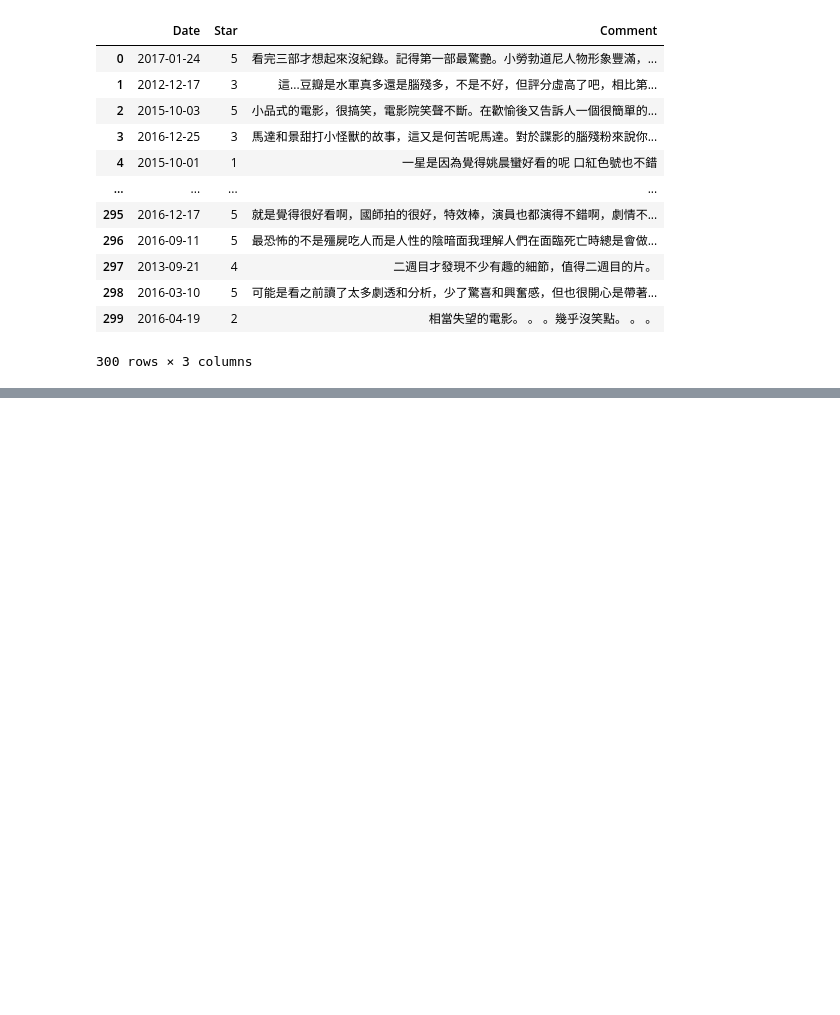
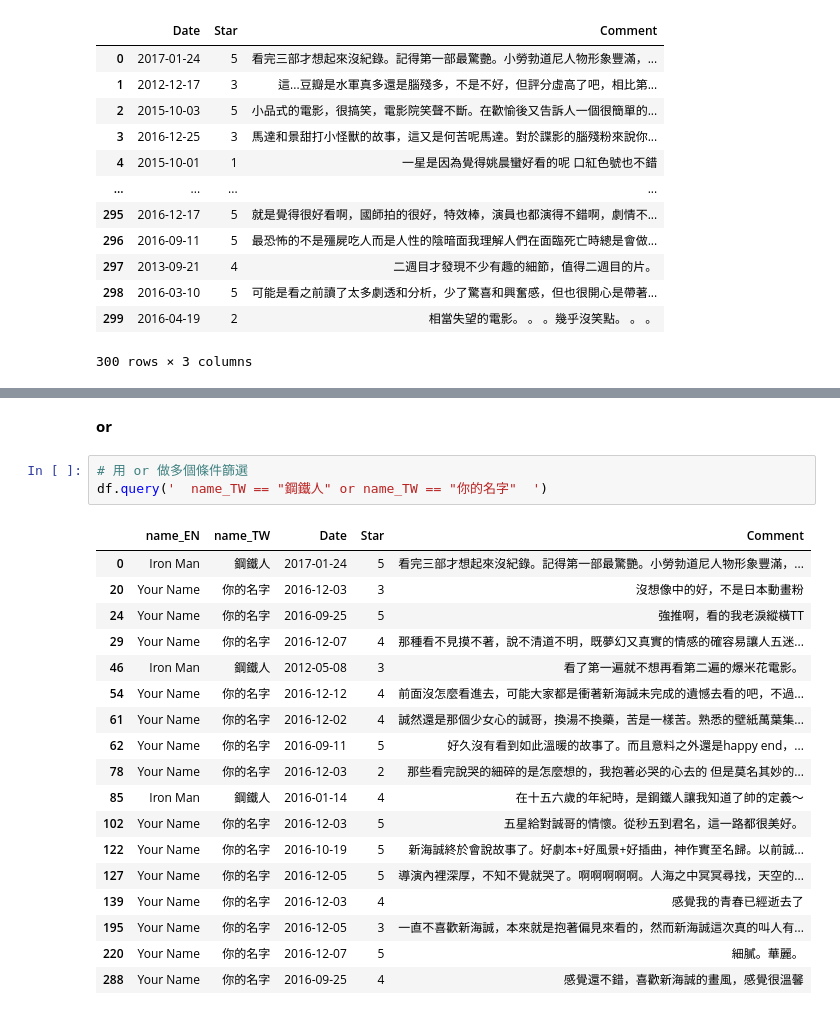
Before and after one commit to cckk2913/dspy-lab7, a Jupyter notebook: lab7.ipynb, the cells around one changed output, grey strips where cells are left out. Cells and saved outputs as stored; diff of their text form; blank space fills up the shorter version.

Commit message:
review query

```diff
--- a/lab7.ipynb
+++ b/lab7.ipynb
@@ -179,0 +334,24 @@ df.loc[:, 'Date':'Comment']     # Select columns between 2 columns
+# %% [markdown]
+**or**
+# %%
+# 用 or 做多個條件篩選
+df.query('  name_TW == "鋼鐵人" or name_TW == "你的名字"  ')
+# %% [output]
+|  | name_EN | name_TW | Date | Star | Comment |
+| 0 | Iron Man | 鋼鐵人 | 2017-01-24 | 5 | 看完三部才想起來沒紀錄。記得第一部最驚艷。小勞勃道尼人物形象豐滿，... |
+| 20 | Your Name | 你的名字 | 2016-12-03 | 3 | 沒想像中的好，不是日本動畫粉 |
+| 24 | Your Name | 你的名字 | 2016-09-25 | 5 | 強推啊，看的我老淚縱橫TT |
+| 29 | Your Name | 你的名字 | 2016-12-07 | 4 | 那種看不見摸不著，說不清道不明，既夢幻又真實的情感的確容易讓人五迷... |
+| 46 | Iron Man | 鋼鐵人 | 2012-05-08 | 3 | 看了第一遍就不想再看第二遍的爆米花電影。 |
+| 54 | Your Name | 你的名字 | 2016-12-12 | 4 | 前面沒怎麼看進去，可能大家都是衝著新海誠未完成的遺憾去看的吧，不過... |
+| 61 | Your Name | 你的名字 | 2016-12-02 | 4 | 誠然還是那個少女心的誠哥，換湯不換藥，苦是一樣苦。熟悉的壁紙萬葉集... |
+| 62 | Your Name | 你的名字 | 2016-09-11 | 5 | 好久沒有看到如此溫暖的故事了。而且意料之外還是happy end，... |
+| 78 | Your Name | 你的名字 | 2016-12-03 | 2 | 那些看完說哭的細碎的是怎麼想的，我抱著必哭的心去的 但是莫名其妙的... |
+| 85 | Iron Man | 鋼鐵人 | 2016-01-14 | 4 | 在十五六歲的年紀時，是鋼鐵人讓我知道了帥的定義～ |
+| 102 | Your Name | 你的名字 | 2016-12-03 | 5 | 五星給對誠哥的情懷。從秒五到君名，這一路都很美好。 |
+| 122 | Your Name | 你的名字 | 2016-10-19 | 5 | 新海誠終於會說故事了。好劇本+好風景+好插曲，神作實至名歸。以前誠... |
+| 127 | Your Name | 你的名字 | 2016-12-05 | 5 | 導演內裡深厚，不知不覺就哭了。啊啊啊啊啊。人海之中冥冥尋找，天空的... |
+| 139 | Your Name | 你的名字 | 2016-12-03 | 4 | 感覺我的青春已經逝去了 |
+| 195 | Your Name | 你的名字 | 2016-12-05 | 3 | 一直不喜歡新海誠，本來就是抱著偏見來看的，然而新海誠這次真的叫人有... |
+| 220 | Your Name | 你的名字 | 2016-12-07 | 5 | 細膩。華麗。 |
+| 288 | Your Name | 你的名字 | 2016-09-25 | 4 | 感覺還不錯，喜歡新海誠的畫風，感覺很溫馨 |
```
Also changed, not shown: parts of 37 cells of this notebook, 1 other file.
